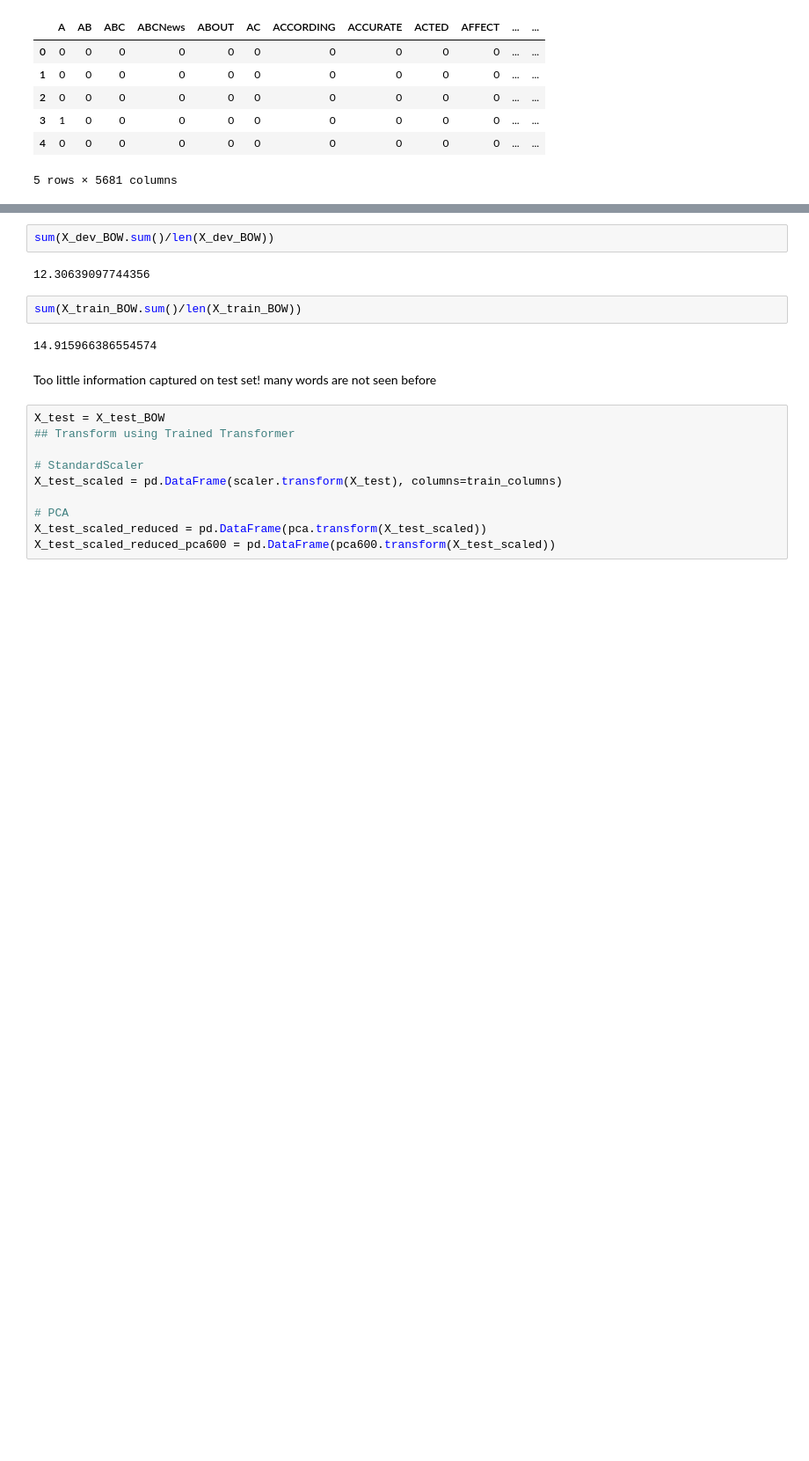
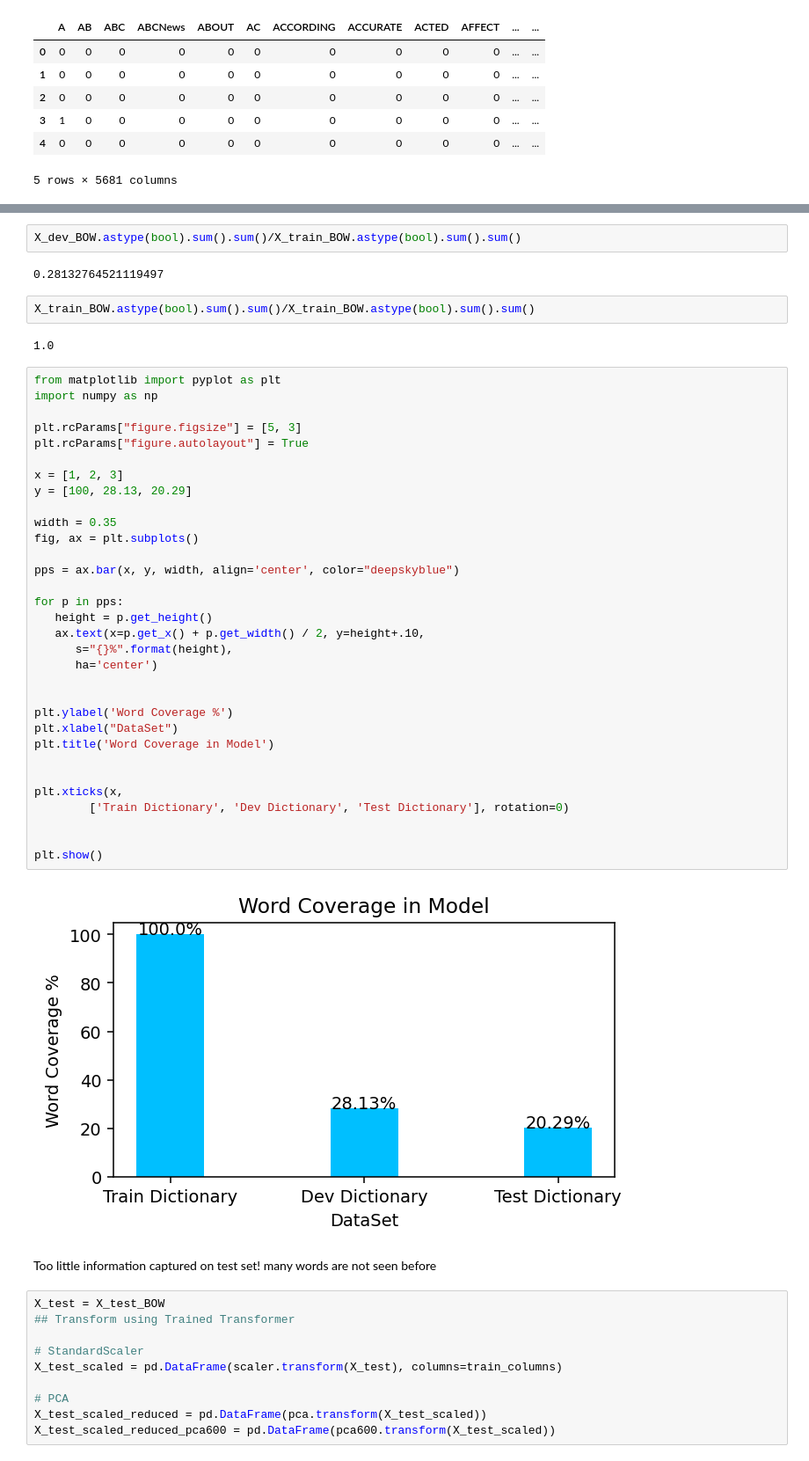
Before and after one commit to lich2000117/Fake-Tweets-Rumour-Detection, a Jupyter notebook: Analysis.ipynb, the cells around one changed output, grey strips where cells are left out. Shown at 88% size. Saved outputs shown, nothing was run; the diff lists cells and outputs as text; blank space fills up the shorter version.

```diff
--- a/Analysis.ipynb
+++ b/Analysis.ipynb
@@ -464,11 +727,45 @@ sum(X_test_BOW.sum()/len(X_test_BOW))
 # %%
-sum(X_dev_BOW.sum()/len(X_dev_BOW))
+X_dev_BOW.astype(bool).sum().sum()/X_train_BOW.astype(bool).sum().sum()
 # %% [output]
-12.30639097744356
+0.28132764521119497
 # %%
-sum(X_train_BOW.sum()/len(X_train_BOW))
+X_train_BOW.astype(bool).sum().sum()/X_train_BOW.astype(bool).sum().sum()
 # %% [output]
-14.915966386554574
+1.0
+# %%
+from matplotlib import pyplot as plt
+import numpy as np
+
+plt.rcParams["figure.figsize"] = [5, 3]
+plt.rcParams["figure.autolayout"] = True
+
+x = [1, 2, 3]
+y = [100, 28.13, 20.29]
+
+width = 0.35
+fig, ax = plt.subplots()
+
+pps = ax.bar(x, y, width, align='center', color="deepskyblue")
+
+for p in pps:
+   height = p.get_height()
+   ax.text(x=p.get_x() + p.get_width() / 2, y=height+.10,
+      s="{}%".format(height),
+      ha='center')
+
+
+plt.ylabel('Word Coverage %')
+plt.xlabel("DataSet")
+plt.title('Word Coverage in Model')
+
+
+plt.xticks(x,
+        ['Train Dictionary', 'Dev Dictionary', 'Test Dictionary'], rotation=0)
+
+
+plt.show()
+# %% [output]
+[figure, added]
 # %% [markdown]
 Too little information captured on test set! many words are not seen before
 # %%
```
Also changed, not shown: parts of 15 cells of this notebook, 5 other files.
